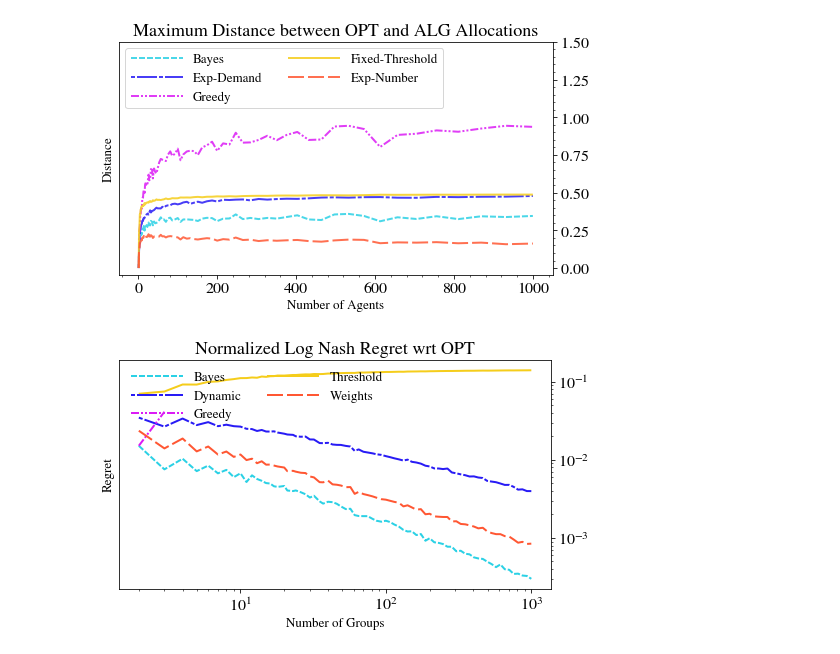
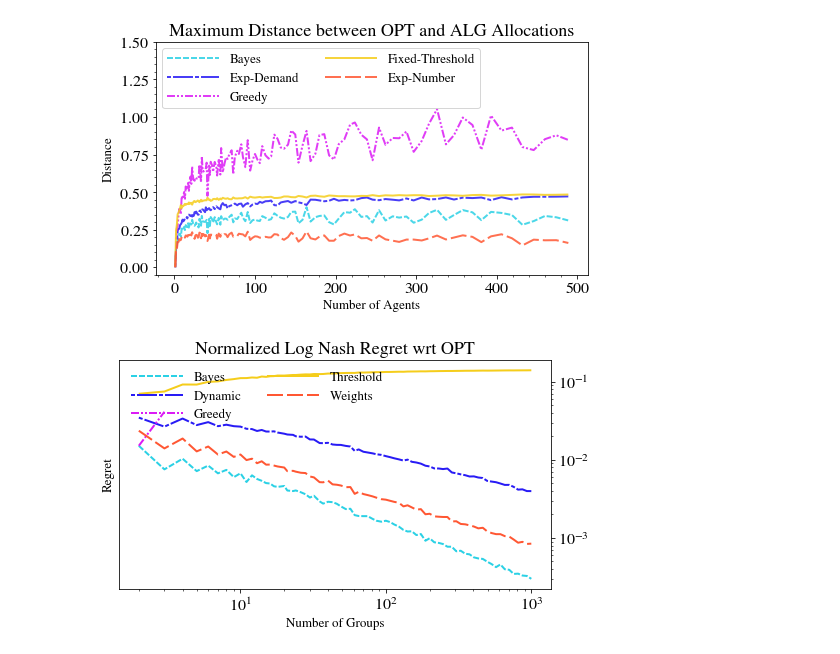
Before and after one commit to Gjain234/FoodBank, a Jupyter notebook: figures/figures.ipynb, the cells around one changed output. Cells and saved outputs as stored; diff of their text form; code cells hidden in the pictures.

```diff
--- a/figures/figures.ipynb
+++ b/figures/figures.ipynb
@@ -43,4 +55,10 @@ df = df.pivot(index='NumGroups',columns='variable',values = 'value')
 # %%
+fileName = '../data/simple_distribution/L1.csv'
+df = pd.read_csv(fileName)
+std = df.groupby(['NumGroups', 'variable']).std().reset_index()
+df = df.groupby(['NumGroups', 'variable']).mean().reset_index()
+df = df.pivot(index='NumGroups',columns='variable',values = 'value')
+
 plt.close('all')
 fig, ax = plt.subplots()
 for j,alg in enumerate(df.columns):
@@ -65,17 +83,18 @@ for j,alg in enumerate(df.columns):
                     lw=linethick,
                     label=alg,
                     alpha=alphaVal)
-#ax.set_xlabel('Number of Towns')
-ax.set_xlabel(' ')
+ax.set_xlabel('Number of Agents',fontsize=13)
 ax.yaxis.set_major_formatter(ScalarFormatter())
 ax.yaxis.major.formatter._useMathText = True
 ax.yaxis.set_minor_locator(  AutoMinorLocator(5))
 ax.xaxis.set_minor_locator(  AutoMinorLocator(5))
-ax.yaxis.set_label_coords(0.63,1.01)
-ax.yaxis.tick_right()
-nameOfPlot = 'L1 Distance between OPT and ALGs'
-plt.ylabel(nameOfPlot,rotation=0)
-ax.legend(frameon=False, loc='upper left',ncol=2,handlelength=4)
-plt.savefig(('L1.pdf'),dpi=300)
+# ax.yaxis.tick_right()
+#ax.yaxis.set_label_coords(1.12,0.5)
+ax.set_ylabel('Distance',fontsize=13)
+nameOfPlot = 'L1 Distance between OPT and ALG Allocations'
+plt.title(nameOfPlot,fontsize=18)
+# plt.gca().set_ylim(top=1.5)
+ax.legend(frameon=True, loc='upper left',ncol=2,handlelength=4)
+plt.savefig(('LInf.pdf'),dpi=300)
 plt.show()
 # %% [output]
@@ -83,5 +102,5 @@ plt.show()
 # %%
-fileName = '../data/GroupAllocationDifference.csv'
+fileName = '../data/simple_distribution/GroupAllocationDifference.csv'
 df = pd.read_csv(fileName)
 df = df.groupby(['Group', 'variable']).mean().reset_index()
 df = df.pivot(index='Group',columns='variable',values = 'value')
@@ -104,11 +123,11 @@ ax.yaxis.set_major_formatter(ScalarFormatter())
 ax.yaxis.major.formatter._useMathText = True
 ax.yaxis.set_minor_locator(  AutoMinorLocator(5))
 ax.xaxis.set_minor_locator(  AutoMinorLocator(5))
-ax.yaxis.tick_right()
+# ax.yaxis.tick_right()
 #ax.yaxis.set_label_coords(1.12,0.5)
 ax.set_ylabel('Difference',fontsize=13)
 ax.set_xlabel('Agent')
-nameOfPlot = 'Allocation Difference per Group between OPT and ALGs'
+nameOfPlot = 'Allocation Difference per Agent between OPT and ALGs'
 plt.title(nameOfPlot,fontsize=18)
 ax.legend(frameon=False, loc='upper left',ncol=2,handlelength=4)
 plt.savefig(('GroupAllocationDifference.pdf'),dpi=300)
@@ -118,38 +144,38 @@ plt.show()
 # %%
-fileName = '../data/L-Inf.csv'
+fileName = '../data/simple_distribution/L-Inf.csv'
 df = pd.read_csv(fileName)
 df = df.groupby(['NumGroups', 'variable']).mean().reset_index()
 df = df.pivot(index='NumGroups',columns='variable',values = 'value')
 df = df.rename(columns = {'Threshold': 'Fixed-Threshold', 'Weights':'Exp-Number', 'Dynamic':'Exp-Demand'})
 plt.close('all')
 fig, ax = plt.subplots()
 for j,alg in enumerate(df.columns):
     alphaVal = 0.85
     linethick = 2
     ax.plot(df[alg].index,
                 df[alg],
                 color=colorWheel[j%len(colorWheel)],
                 linestyle = '-',
                 dashes=dashesStyles[j%len(dashesStyles)],
                 lw=linethick,
                 label=alg,
                 alpha=alphaVal)
 ax.set_xlabel('Number of Agents',fontsize=13)
 ax.yaxis.set_major_formatter(ScalarFormatter())
 ax.yaxis.major.formatter._useMathText = True
 ax.yaxis.set_minor_locator(  AutoMinorLocator(5))
 ax.xaxis.set_minor_locator(  AutoMinorLocator(5))
-ax.yaxis.tick_right()
+# ax.yaxis.tick_right()
 #ax.yaxis.set_label_coords(1.12,0.5)
 ax.set_ylabel('Distance',fontsize=13)
 nameOfPlot = 'Maximum Distance between OPT and ALG Allocations'
 plt.title(nameOfPlot,fontsize=18)
 plt.gca().set_ylim(top=1.5)
 ax.legend(frameon=True, loc='upper left',ncol=2,handlelength=4)
 plt.savefig(('LInf.pdf'),dpi=300)
 plt.show()
 # %% [output]
-[figure, old version]
+[figure, new version]
 # %%
 fileName = '../data/LogNashNormal.csv'
 df = pd.read_csv(fileName)
```
Also changed, not shown: parts of 9 cells of this notebook, 25 other files.
